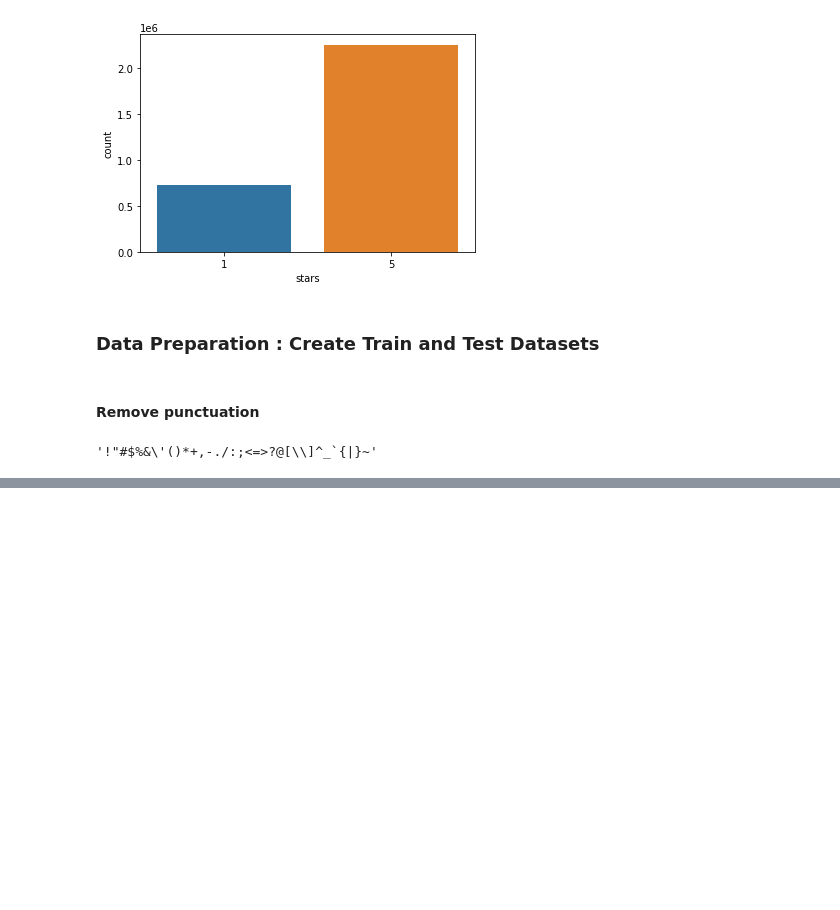
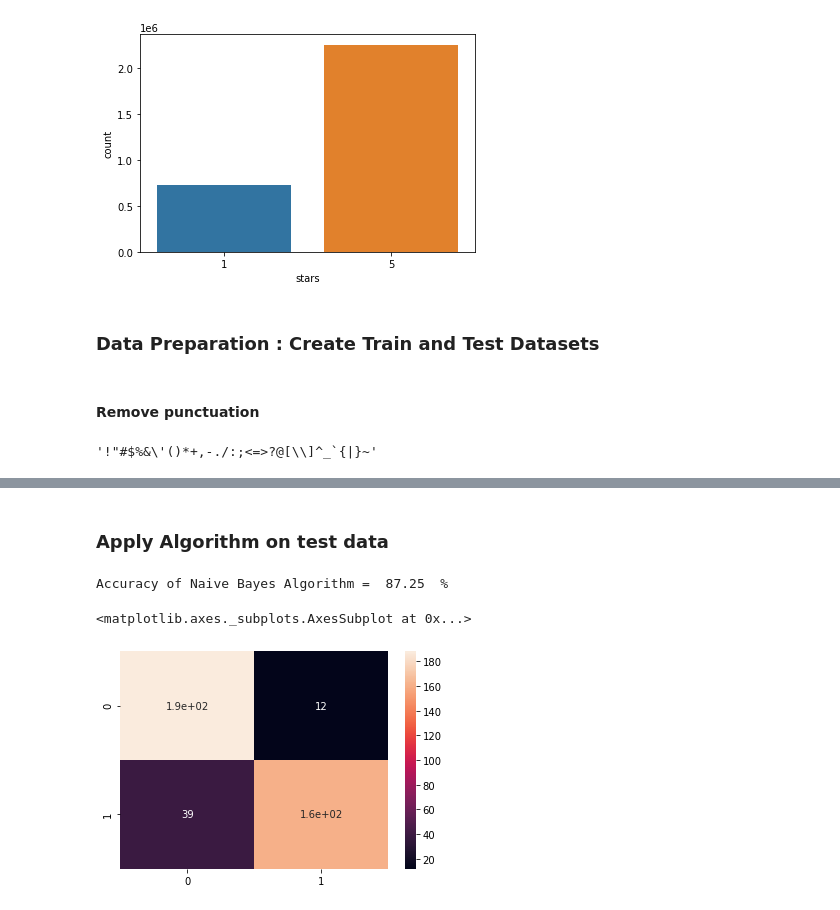
Before and after one commit to AhmadAbdElhameed/Yelp-data-science-project, a Jupyter notebook: Yelp_Reviews V2.ipynb, the cells around one changed output, grey strips where cells are left out. Saved outputs shown, nothing was run; the diff lists cells and outputs as text; code cells hidden in the pictures; blank space fills up the shorter version.

Commit message:
Adding A new version of yelp project for applying NLP methouds

```diff
--- a/Yelp_Reviews V2.ipynb
+++ b/Yelp_Reviews V2.ipynb
@@ -185,0 +363,7 @@ punctuation
+# %%
+from sklearn.naive_bayes import MultinomialNB
+
+NB_classifier = MultinomialNB()
+target = df['stars']
+# %%
+NB_classifier.fit(reviews_count_vectorizer,target)
@@ -185,0 +387,6 @@ punctuation
+# %% [markdown]
+### Apply Algorithm on test data
+# %%
+X_vectorizer = vectorizer.transform(X)
+# %%
+preds = NB_classifier.predict(X_vectorizer)
@@ -185,0 +395,10 @@ punctuation
+# %%
+print("Accuracy of Naive Bayes Algorithm = ",accuracy_score(Y, preds) * 100 ," %")
+# %% [output]
+Accuracy of Naive Bayes Algorithm =  87.25  %
+# %%
+cm = confusion_matrix(Y,preds)
+sns.heatmap(cm,annot = True)
+# %% [output]
+<matplotlib.axes._subplots.AxesSubplot at 0x...>
+[figure, added]
```
Also changed, not shown: parts of 47 cells of this notebook.
